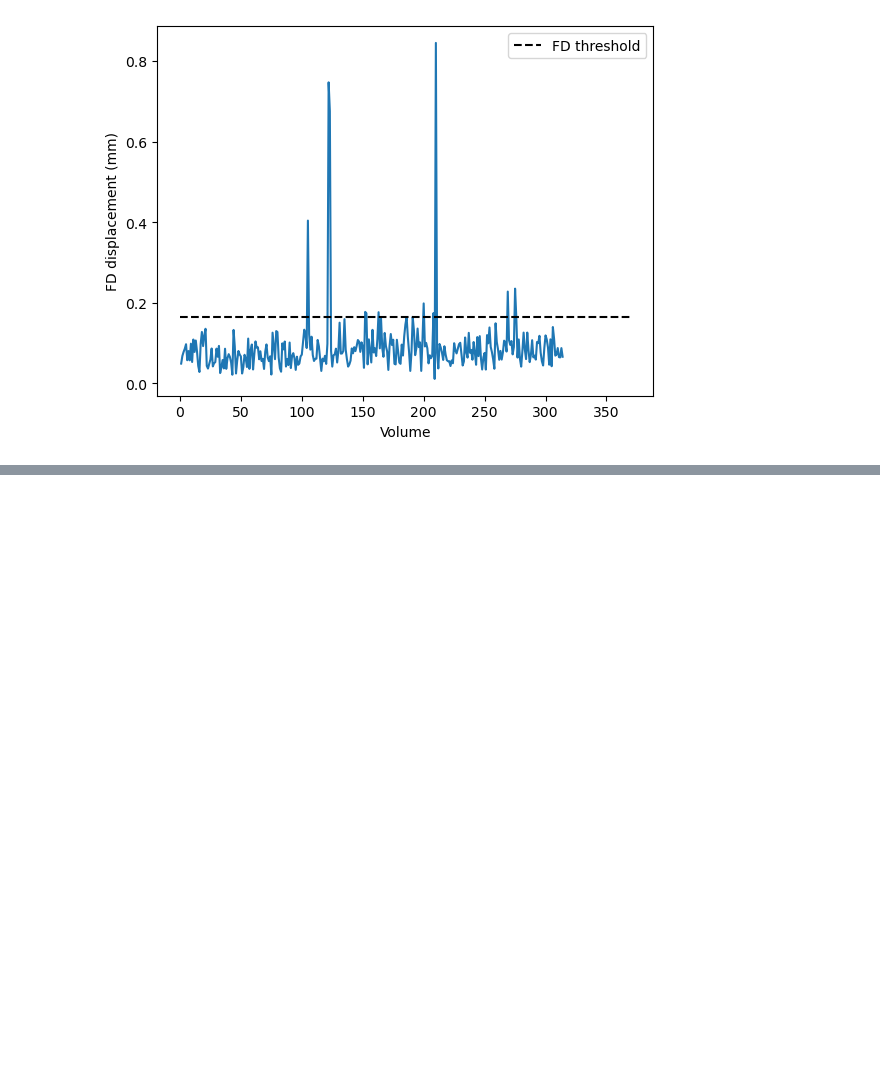
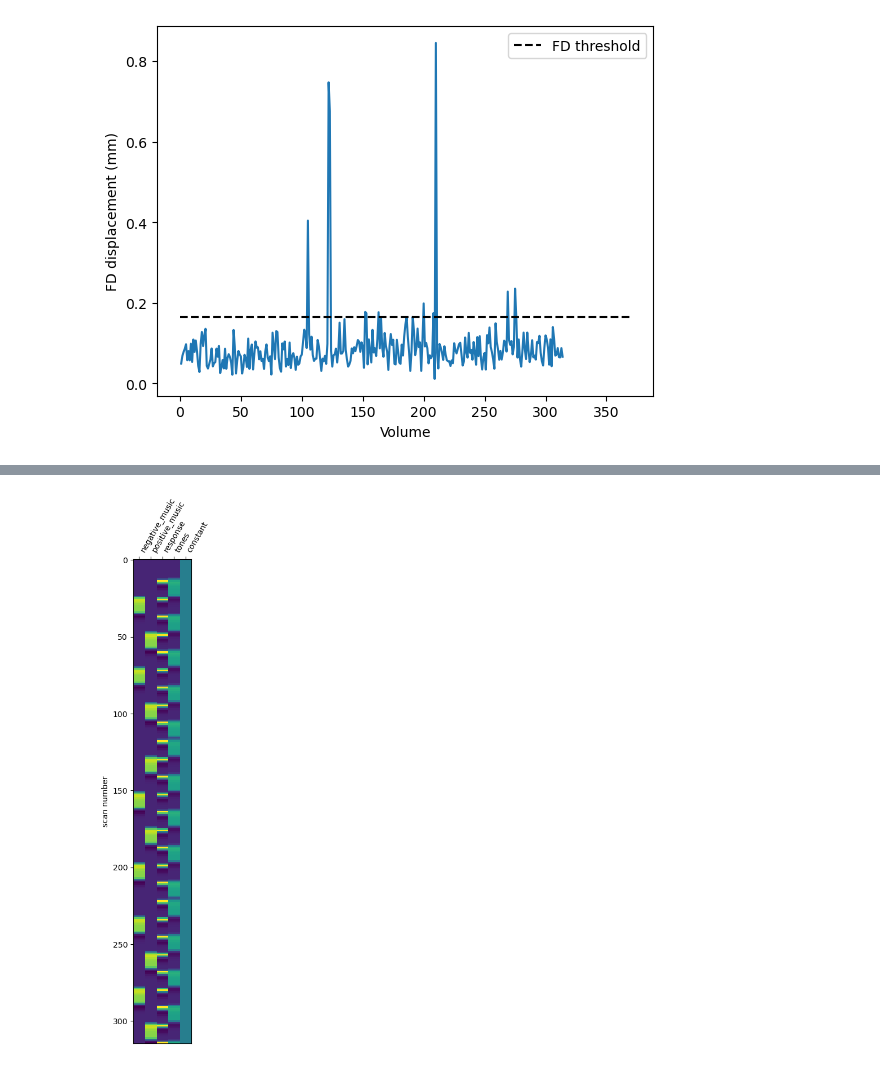
Before and after one commit to raph1258/NSSP, a Jupyter notebook: Project_MP1.ipynb, the cells around one changed output, grey strips where cells are left out. Cells and saved outputs as stored; diff of their text form; code cells hidden in the pictures; blank space fills up the shorter version.

```diff
--- a/Project_MP1.ipynb
+++ b/Project_MP1.ipynb
@@ -232,4 +225,5 @@ evt3=pd.read_csv(op.join(func_path, 'sub-control01_task-music_run-3_events.tsv')
 
 
 evt_concat=pd.concat([evt1,evt2,evt3], ignore_index=True)
+evt_concat['onset']=evt_concat['duration'].cumsum()
 evt_concat
@@ -257,5 +271,5 @@ plt.show()
 # %%
-fmri_img = op.join(preproc_root, 'sub-control01', 'func', 'sub-control01_task-music_concatenated_bold_moco.nii.gz')
+fmri_img = op.join(preproc_root, 'sub-control01', 'func', 'sub-control01_task-music_concatenated_bold_moco.nii.gz_smoothed-6mm.nii.gz')
 # %%
 from nilearn.glm.first_level import make_first_level_design_matrix, FirstLevelModel
 
@@ -268,4 +282,10 @@ fmri_glm = FirstLevelModel(t_r=3,
                            high_pass=.01)
 
 # Fit the model to our design and data
-fmri_glm = fmri_glm.fit(fmri_img, events)
+fmri_glm = fmri_glm.fit(fmri_img, evt_concat)
+# %%
+from nilearn.plotting import plot_design_matrix
+plot_design_matrix(fmri_glm.design_matrices_[0])
+plt.show()
+# %% [output]
+[figure, added]
```
Also changed, not shown: parts of 11 cells of this notebook.
